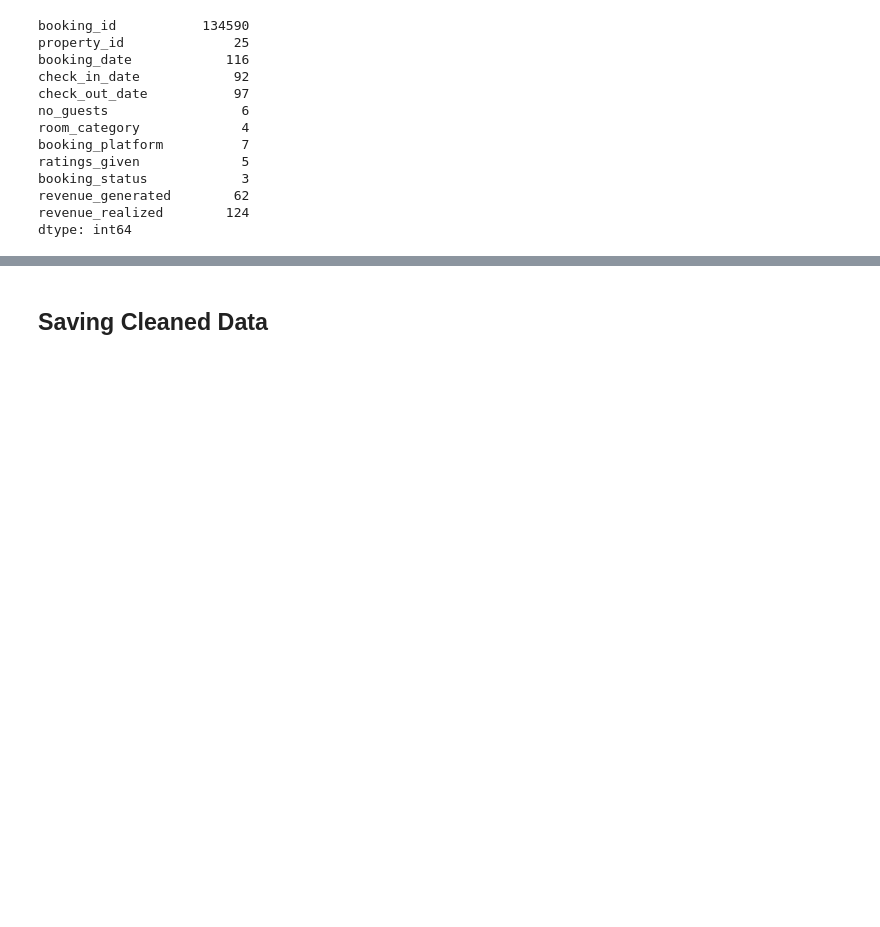
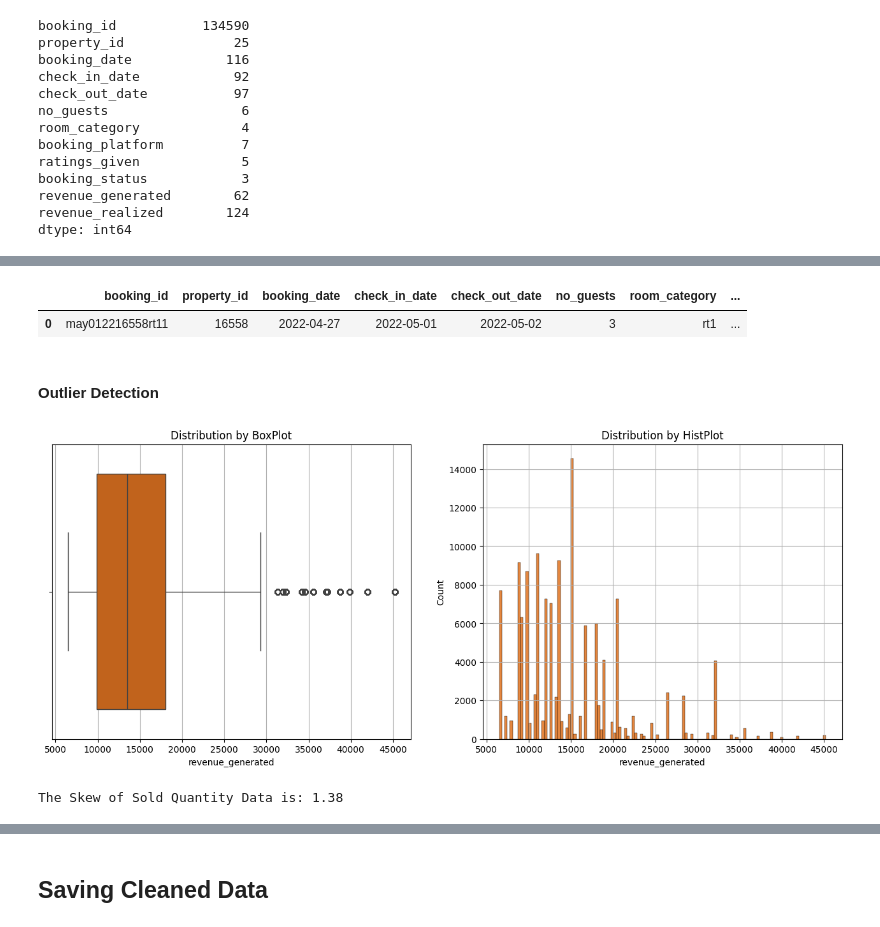
Before and after one commit to WalterEdwardd/AtliQ_Grands_Hospitality_Revenue_Strategy_Project, a Jupyter notebook: scripts/processed.ipynb, the cells around one changed output, grey strips where cells are left out. Cells and saved outputs as stored; diff of their text form; code cells hidden in the pictures; blank space fills up the shorter version.

Commit message:
update ipynb files, contain: fact_booking table

```diff
--- a/scripts/processed.ipynb
+++ b/scripts/processed.ipynb
@@ -1271,0 +1446,28 @@ dtype: int64
+# %%
+fact_bookings.head(1)
+# %% [output]
+|  | booking_id | property_id | booking_date | check_in_date | check_out_date | no_guests | room_category | ... |
+| 0 | may012216558rt11 | 16558 | 2022-04-27 | 2022-05-01 | 2022-05-02 | 3 | rt1 | ... |
+# %% [markdown]
+#### Outlier Detection
+# %%
+# Create a BoxPlot and HistPlot to visualize distribution of 'ev_sold' and detect any outliers
+# set the size of chart
+plt.figure(figsize=(16,6))
+# first subplot by box plot
+plt.subplot(1,2,1)
+plt.grid()
+sns.boxplot(data=fact_bookings, x='revenue_generated', color='#DC5F00')
+plt.title("Distribution by BoxPlot")
+# second subplot by hist plot
+plt.subplot(1,2,2)
+plt.grid()
+sns.histplot(data=fact_bookings, x='revenue_generated', color='#DC5F00')
+plt.title("Distribution by HistPlot")
+# Display the chart
+plt.show()
+# Check the skewness of data in the "ev_sold" column
+print(f"The Skew of Sold Quantity Data is: {round(fact_bookings['revenue_generated'].skew(), 2)}")
+# %% [output]
+[figure, added]
+The Skew of Sold Quantity Data is: 1.38
```
Also changed, not shown: parts of 18 cells of this notebook.
